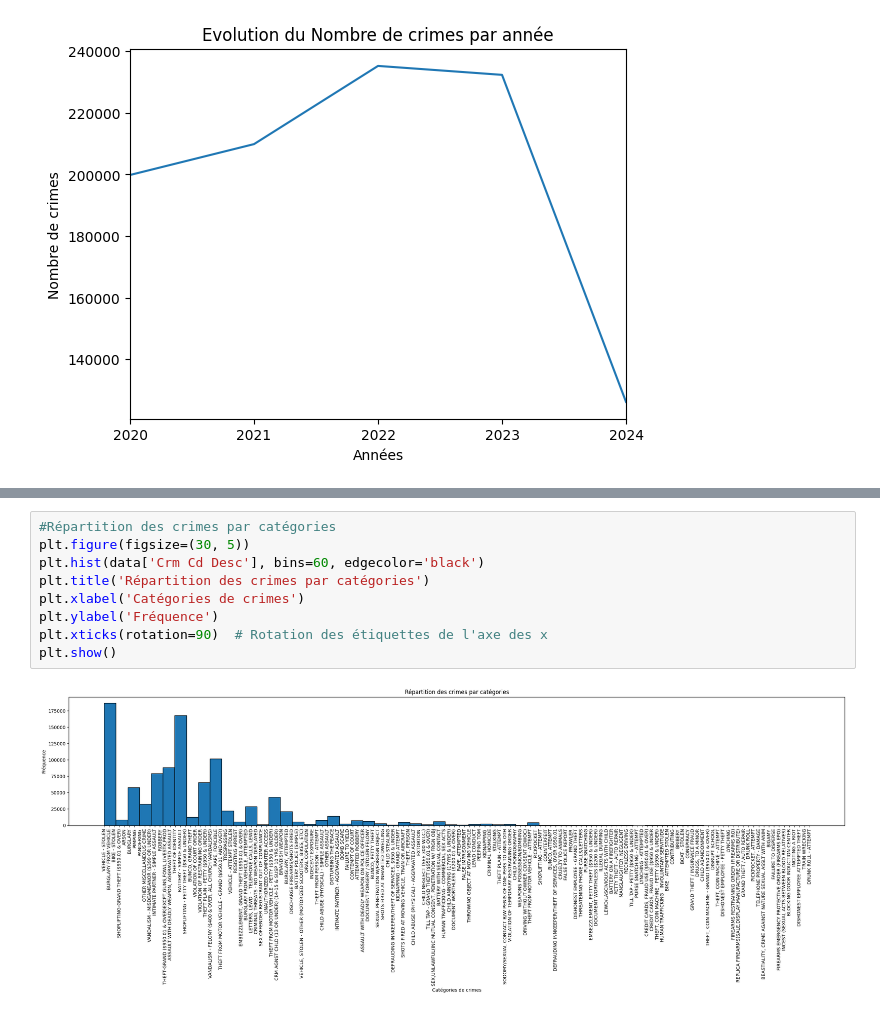
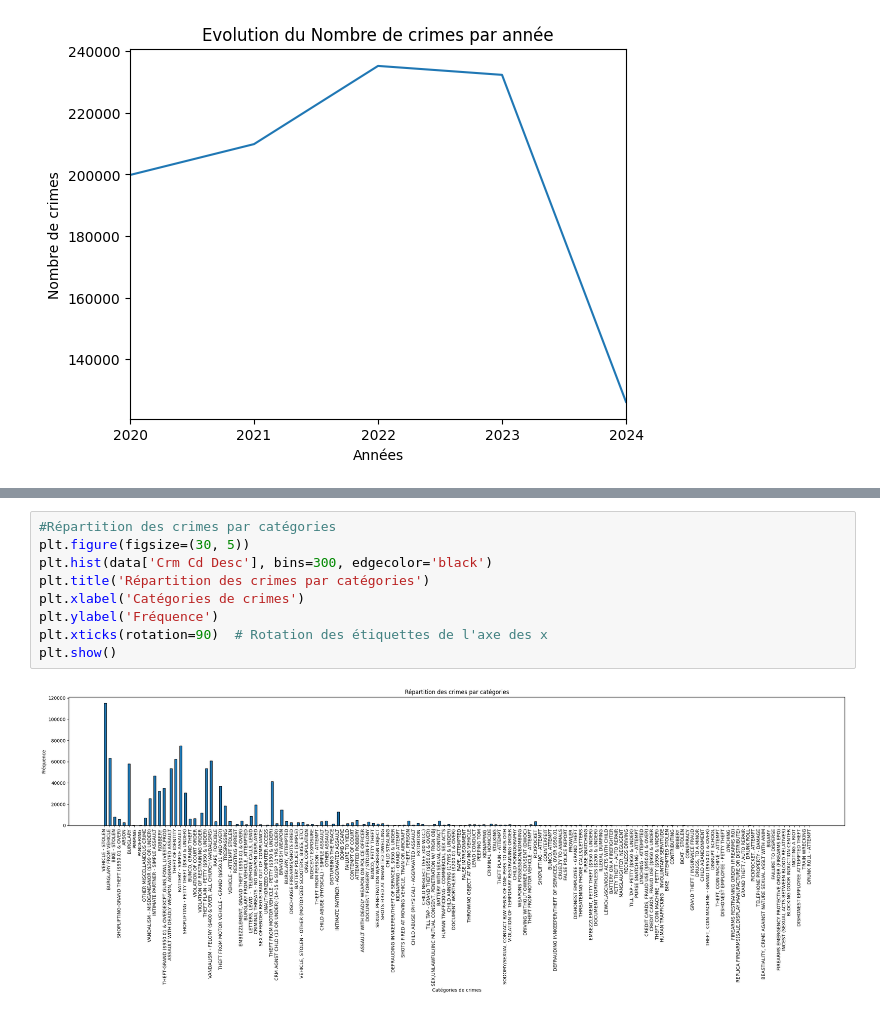
Before and after one commit to Gustiyn/Crime_Data_Analysis, a Jupyter notebook: Crime_data.ipynb, the cells around one changed output, grey strips where cells are left out. Drawn from its saved outputs; the diff is of its cells as text.

```diff
--- a/Crime_data.ipynb
+++ b/Crime_data.ipynb
@@ -104,11 +181,11 @@ plt.show()
 # %%
 #Répartition des crimes par catégories
 plt.figure(figsize=(30, 5))
-plt.hist(data['Crm Cd Desc'], bins=60, edgecolor='black')
+plt.hist(data['Crm Cd Desc'], bins=300, edgecolor='black')
 plt.title('Répartition des crimes par catégories')
 plt.xlabel('Catégories de crimes')
 plt.ylabel('Fréquence')
 plt.xticks(rotation=90)  # Rotation des étiquettes de l'axe des x
 plt.show()
 # %% [output]
-[figure, old version]
+[figure, new version]
```
Also changed, not shown: parts of 16 cells of this notebook.
